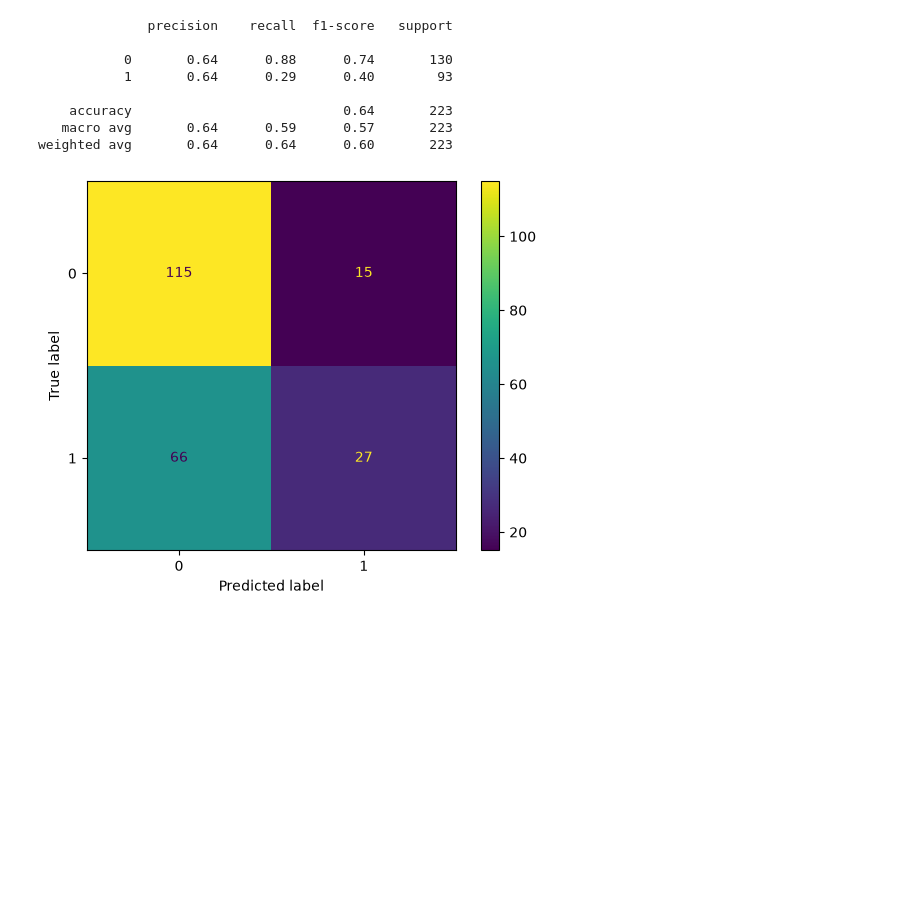
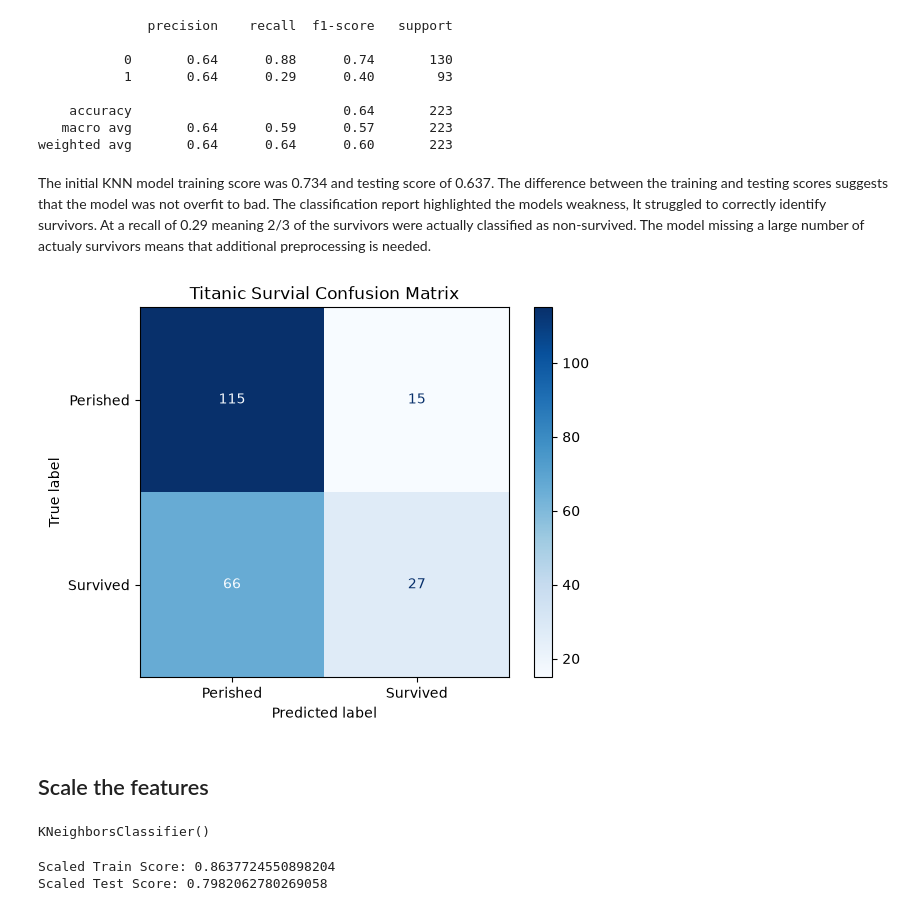
Before and after one commit to NMcKoin/MISProject, a Jupyter notebook: src/Project.ipynb, the cells around one changed output. Cells and saved outputs as stored; diff of their text form; code cells hidden in the pictures; blank space fills up the shorter version.

```diff
--- a/src/Project.ipynb
+++ b/src/Project.ipynb
@@ -107,3 +108,10 @@ titanic_df["Embarked"] = titanic_df["Embarked"].map({
     "C": 1,
     "Q": 2
 })
+
+titanic_df["FamilySize"] = (
+    titanic_df["SibSp"] +
+    titanic_df["Parch"] + 1
+)
+
+titanic_df[["SibSp", "Parch", "FamilySize"]].head()
@@ -264,12 +284,46 @@ print(classification_report(y_test, y_pred))
     accuracy                           0.64       223
    macro avg       0.64      0.59      0.57       223
 weighted avg       0.64      0.64      0.60       223
+# %% [markdown]
+The initial KNN model training score was 0.734 and testing score of 0.637. The difference between the training and testing scores suggests that the model was not overfit to bad. The classification report highlighted the models weakness, It struggled to correctly identify survivors. At a recall of 0.29 meaning 2/3 of the survivors were actually classified as non-survived. The model missing a large number of actualy survivors means that additional preprocessing is needed.
 # %%
 ConfusionMatrixDisplay.from_predictions(
     y_test,
-    y_pred
+    y_pred,
+    display_labels=["Perished", "Survived"],
+    cmap="Blues"
 )
 
+plt.title("Titanic Survial Confusion Matrix")
+
 plt.show()
 # %% [output]
-[figure, old version]
+[figure, new version]
+# %% [markdown]
+## Scale the features
+# %%
+scaler = StandardScaler()
+
+X_train_scaled = scaler.fit_transform(X_train)
+X_test_scaled = scaler.fit_transform(X_test)
+
+knn_scaled = KNeighborsClassifier()
+knn_scaled.fit(X_train_scaled, y_train)
+# %% [output]
+KNeighborsClassifier()
+# %%
+train_score_scaled = knn_scaled.score(
+  X_train_scaled,
+  y_train
+)
+
+test_score_scaled = knn_scaled.score(
+  X_test_scaled,
+  y_test
+)
+
+print("Scaled Train Score:", train_score_scaled)
+print("Scaled Test Score:", test_score_scaled)
+# %% [output]
+Scaled Train Score: 0.8637724550898204
+Scaled Test Score: 0.7982062780269058
```
Also changed, not shown: parts of 31 cells of this notebook, 1 other file.
